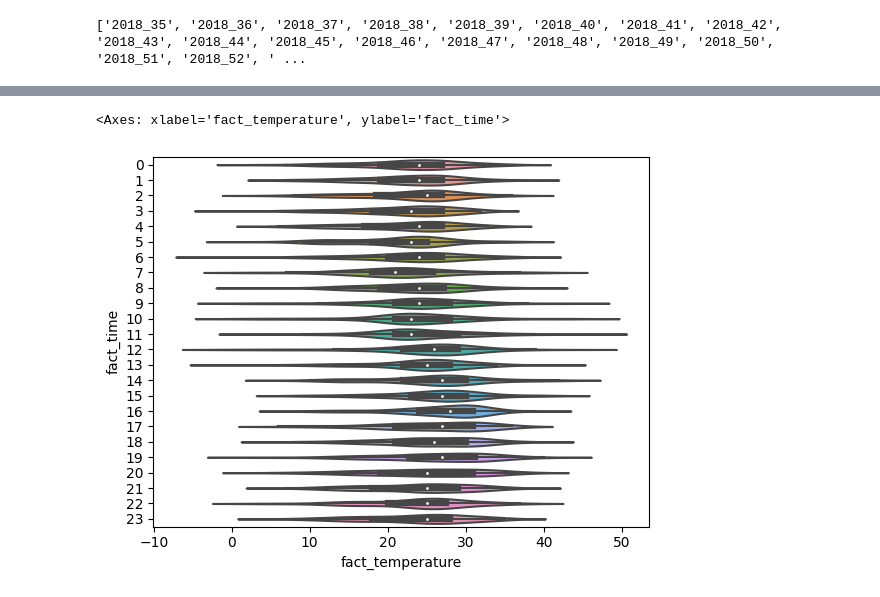
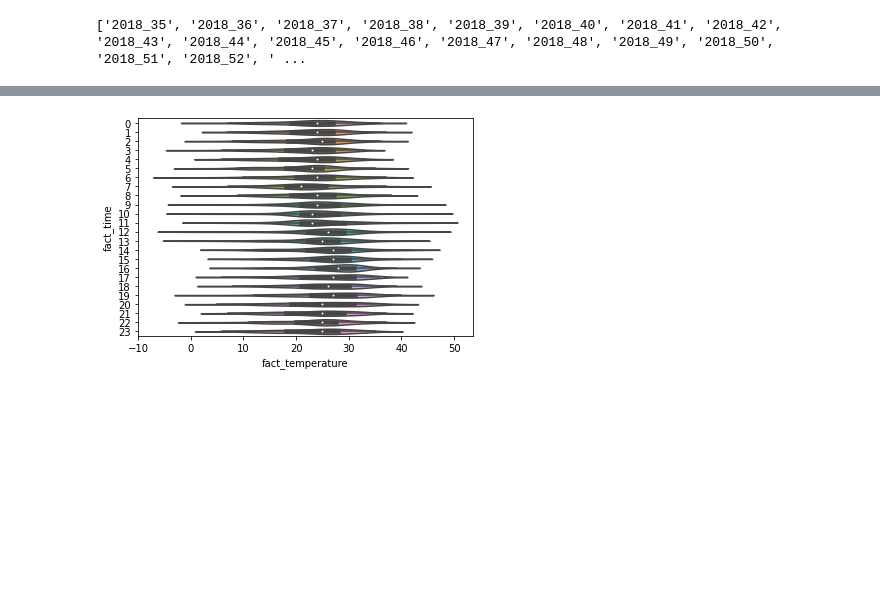
Before and after one commit to shreyashankar/ml-dataval-tutorial, a Jupyter notebook: 00-eda.ipynb, the cells around one changed output, grey strips where cells are left out. Cells and saved outputs as stored; diff of their text form; code cells hidden in the pictures; blank space fills up the shorter version.

Commit message:
wandb2

```diff
--- a/00-eda.ipynb
+++ b/00-eda.ipynb
@@ -34,6 +39,6 @@ df.head()
 # %%
-violinplot(df, "fact_temperature", "hour")
+plot = violinplot(df, "fact_temperature", "hour")
+wandb.log({"fact_temperature": wandb.Image(plot.figure)})
 # %% [output]
-<Axes: xlabel='fact_temperature', ylabel='fact_time'>
-[figure, old version]
+[figure, new version]
 # %%
```
Also changed, not shown: parts of 6 cells of this notebook, 1 other file.
